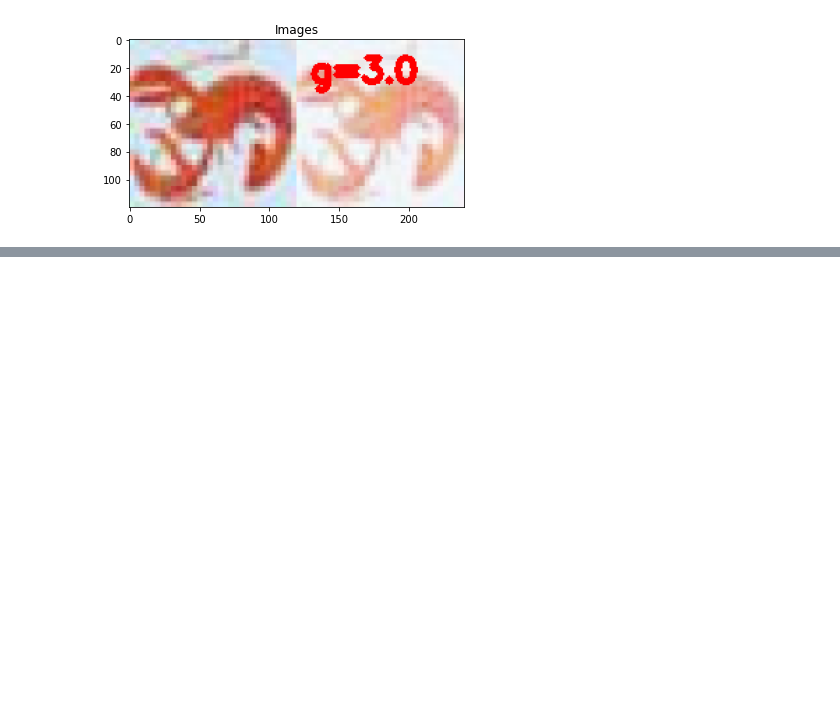
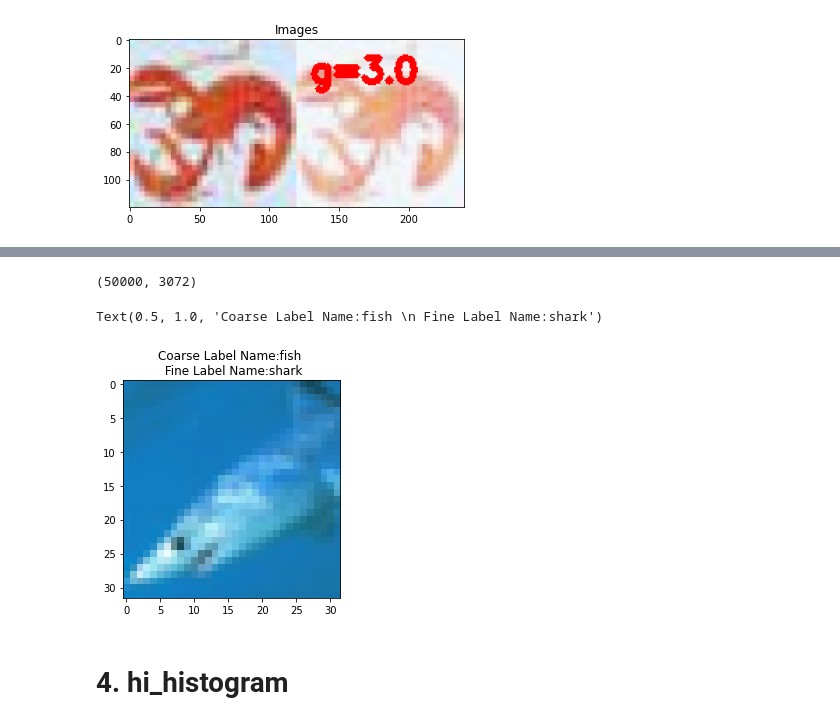
Before and after one commit to farhananwari07/TugbesTKC_145-157, a Jupyter notebook: Tugas5_Histogram.ipynb, the cells around one changed output, grey strips where cells are left out. Cells and saved outputs as stored; diff of their text form; code cells hidden in the pictures; blank space fills up the shorter version.

```diff
--- a/Tugas5_Histogram.ipynb
+++ b/Tugas5_Histogram.ipynb
@@ -422,0 +430,12 @@ for gamma in np.arange(0.0, 3.5, 0.5):
+# %%
+def unpickle(file):
+    import pickle
+    with open(file, 'rb') as fo:
+        dict = pickle.load(fo, encoding='latin1')
+    return dict
+# %%
+file = '/content/drive/MyDrive/Semester 7/TKC/cifar-100-python/train'
+data_batch_1 = unpickle(file)
+# %%
+meta_file = '/content/drive/MyDrive/Semester 7/TKC/cifar-100-python/meta'
+meta_data = unpickle(meta_file)
@@ -422,0 +444,4 @@ for gamma in np.arange(0.0, 3.5, 0.5):
+# %%
+X_train.shape
+# %% [output]
+(50000, 3072)
@@ -422,0 +453,20 @@ for gamma in np.arange(0.0, 3.5, 0.5):
+# %%
+# Python 3 program to visualize 4th image
+import matplotlib.pyplot as plt
+# take 4th image from training data
+image = data_batch_1['data'][50]
+# reshape and transpose the image
+image = image.reshape(3,32,32).transpose(1,2,0)
+# take coarse and fine labels of the image
+c_label = data_batch_1['coarse_labels'][50]
+f_label = data_batch_1['fine_labels'][50]
+# take coarse and fine label names of the image
+coarse_name = meta_data['coarse_label_names'][c_label]
+fine_name = meta_data['fine_label_names'][f_label]
+# dispaly the image
+plt.imshow(image)
+plt.title("Coarse Label Name:{} \n Fine Label Name:{}"
+          .format(coarse_name, fine_name))
+# %% [output]
+Text(0.5, 1.0, 'Coarse Label Name:fish \n Fine Label Name:shark')
+[figure, added]
@@ -422,0 +477,2 @@ for gamma in np.arange(0.0, 3.5, 0.5):
+# %% [markdown]
+# 4. hi_histogram
```
Also changed, not shown: parts of 35 cells of this notebook.
